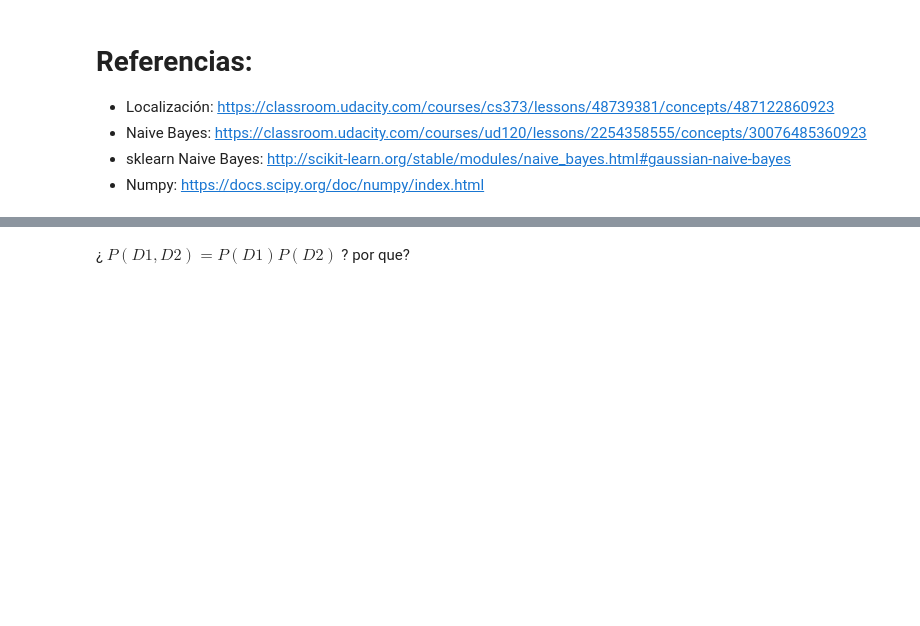
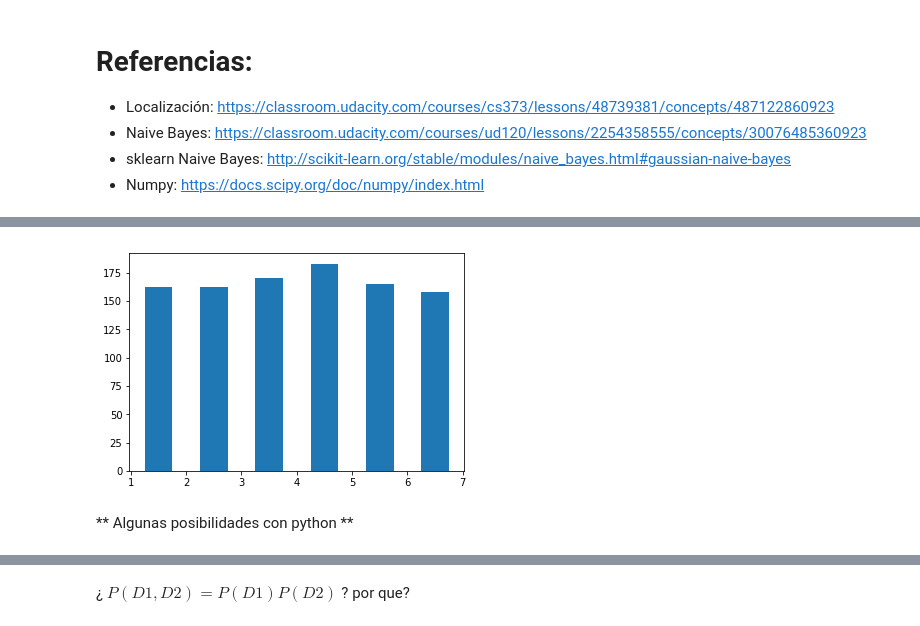
Before and after one commit to lab-ml-itba/Intro-Probabilidad, a Jupyter notebook: 1-Intro_Probabilidad.ipynb, the cells around one changed output, grey strips where cells are left out. Saved outputs shown, nothing was run; the diff lists cells and outputs as text; code cells hidden in the pictures; blank space fills up the shorter version.

```diff
--- a/1-Intro_Probabilidad.ipynb
+++ b/1-Intro_Probabilidad.ipynb
@@ -41,0 +114,7 @@ conda env export > mllab.yml
+# %%
+plt.hist(tirada_de_dados, bins=6, range=(1,7), rwidth=0.5)
+plt.show()
+# %% [output]
+[figure, added]
+# %% [markdown]
+** Algunas posibilidades con python **
```
Also changed, not shown: parts of 56 cells of this notebook, 6 other files.
